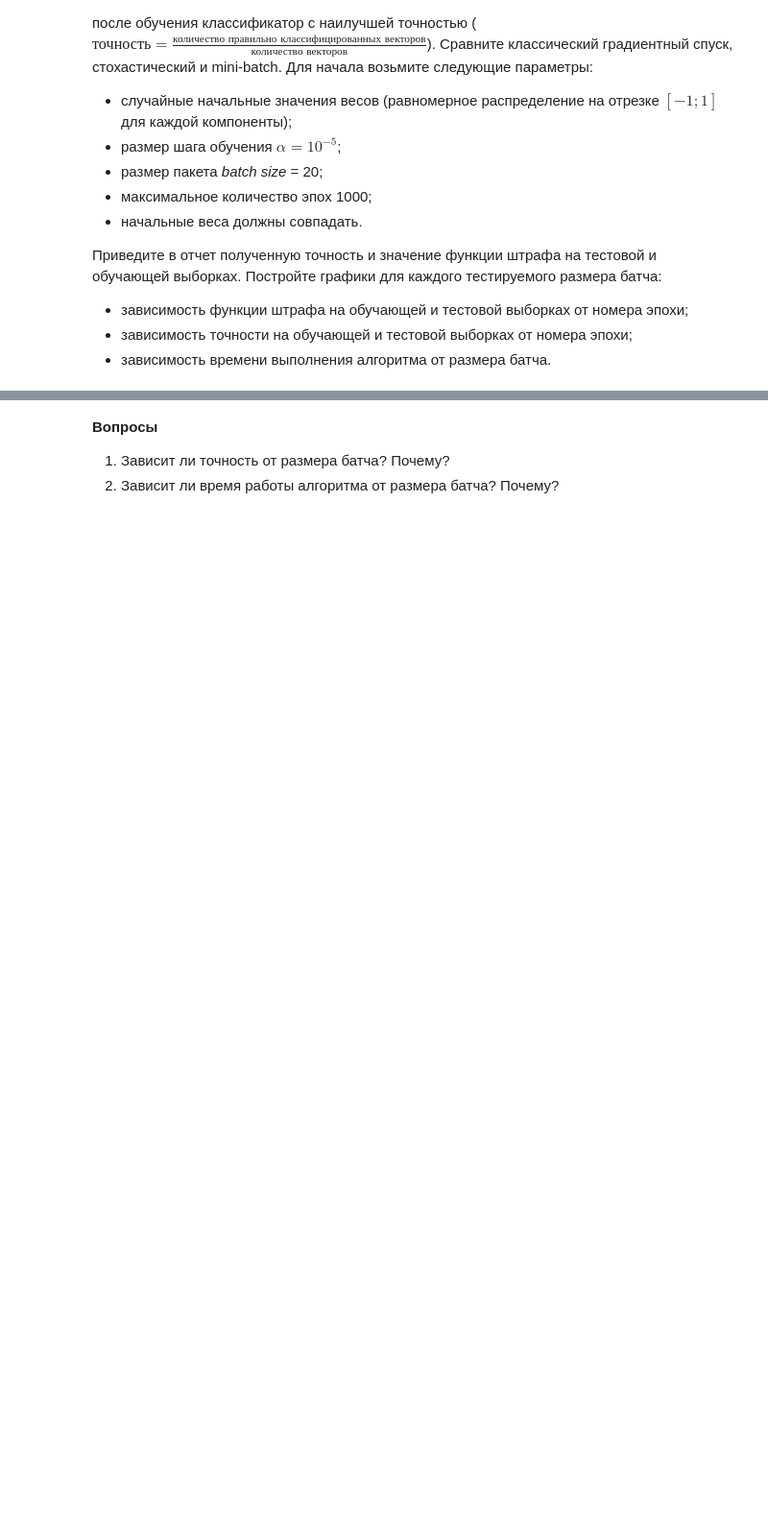
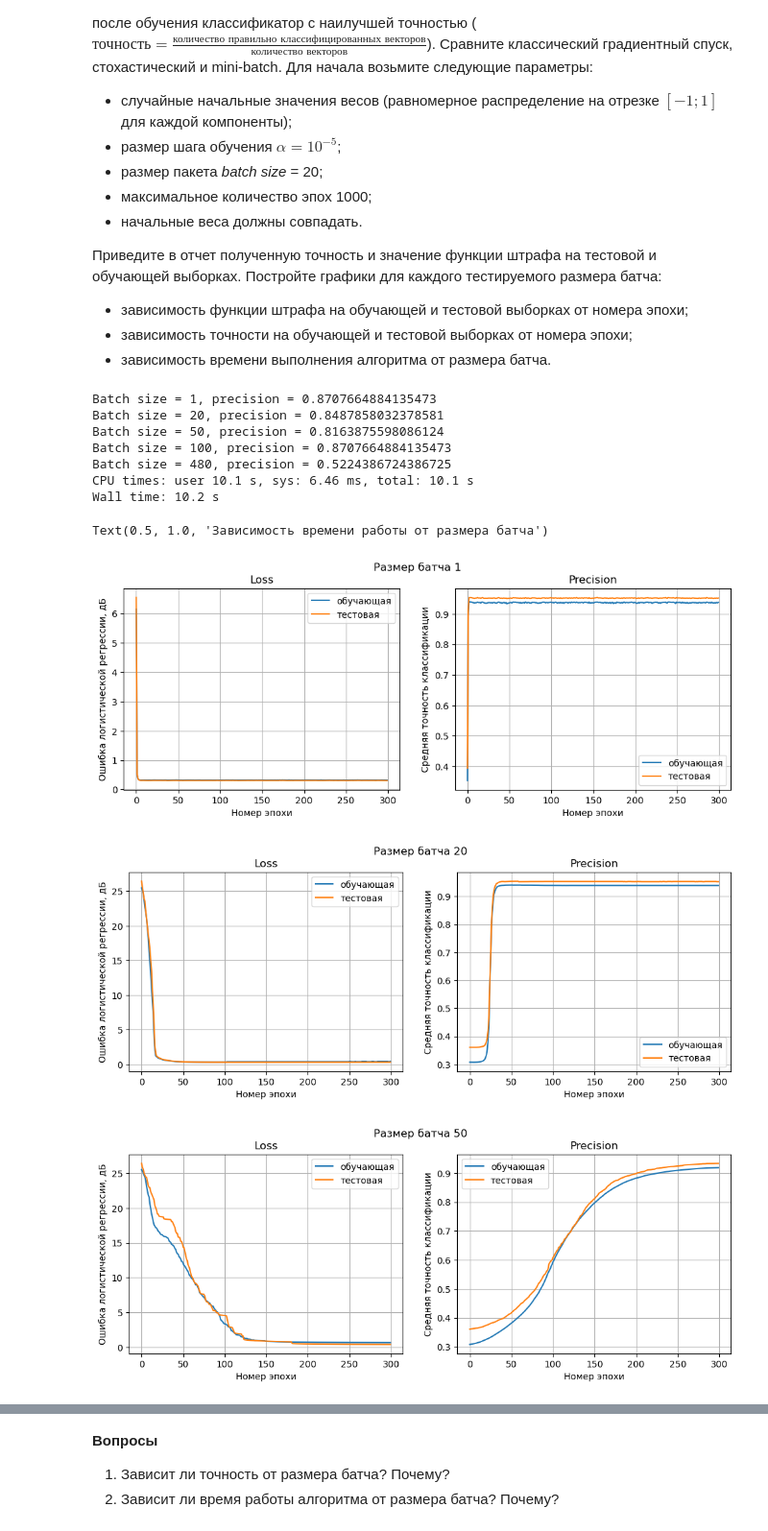
Before and after one commit to murenkov/machine-learning, a Jupyter notebook: lab3.ipynb, the cells around one changed output, grey strips where cells are left out. Shown at 96% size. Drawn from its saved outputs; the diff is of its cells as text; code cells hidden in the pictures; blank space fills up the shorter version.

```diff
--- a/lab3.ipynb
+++ b/lab3.ipynb
@@ -78,6 +78,9 @@ mpl.rcParams['axes.grid'] = True
 Параметр `n_features` определяется как `3 + mod(<порядковый номер в списке>, 3)`, `n_samples` необходимо взять `600 - 100 * mod(<порядковый номер в списке>, 3)`.
 В случае возникновения ошибки, измените параметр `n_informative`.
 # %%
-x, y = sk.datasets.make_classification(n_samples=???, n_features=???, random_state=145)
-x_train, x_test, y_train, y_test = ???
+# При значении n_features = 3 + mod(3, 3) = 3 нельзя удовлетворить условие
+# n_informative + n_redundant + n_repeated > n_features, меняя только n_informative,
+# поэтому я взял значение n_features = 4.
+x, y = sk.datasets.make_classification(n_samples=600, n_features=4, random_state=145)
+x_train, x_test, y_train, y_test = sk.model_selection.train_test_split(x, y, test_size=0.2)
 print(x_train.shape, y_train.shape)
@@ -153,27 +169,40 @@ assert sk.metrics.accuracy_score(gd(test_x), [1, 0, 1]) > 0.6, 'Метод не
 # %%
 %%time
 
 times = {}
 for batch in [1, 20, 50, 100, x_train.shape[0]]:
-    gd = GradientDescent(batch, epoch=???, alpha=???)
+    gd = GradientDescent(batch, epoch=300, alpha=1e-3)
     t = timeit.default_timer()
     gd.fit(x_train, y_train, val_x=x_test, val_y=y_test)
     times[batch] = timeit.default_timer() - t
     y_pred = gd(x_test)
-    print(f"Batch size = {batch}, precision = {sk.metrics.???(y_test, y_pred)}")
+    print(f"Batch size = {batch}, precision = {sk.metrics.average_precision_score(y_test, y_pred)}")
 
     fig, (ax0, ax1) = plt.subplots(1, 2, figsize=(2*6, 4))
     ax0.plot(range(len(gd.loss)), gd.loss, label='обучающая')
-    ax0.plot(range(len(gd.val_loss)), gd.???, label='тестовая')
-    ax0.set(xlabel='Номер эпохи', ylabel='Ошибка ???', title='Loss')
+    ax0.plot(range(len(gd.val_loss)), gd.val_loss, label='тестовая')
+    ax0.set(xlabel='Номер эпохи', ylabel='Ошибка логистической регрессии, дБ', title='Loss')
     ax0.legend()
     ax1.plot(range(len(gd.precision)), gd.precision, label='обучающая')
-    ???
-    ax1.set(???, title='Precision')
+    ax1.plot(range(len(gd.val_precision)), gd.val_precision, label='тестовая')
+    ax1.set(xlabel='Номер эпохи', ylabel='Средняя точность классификации', title='Precision')
+    ax1.legend()
     fig.suptitle(f"Размер батча {batch}")
 
 plt.figure()
-plt.plot(times.keys(), times.values()) # python3.7+
-plt.xlabel(???)
-plt.ylabel(???)
+plt.plot(times.keys(), times.values())
+plt.xlabel('Размер батча')
+plt.ylabel('Время работы')
 plt.title('Зависимость времени работы от размера батча')
+# %% [output]
+Batch size = 1, precision = 0.8707664884135473
+Batch size = 20, precision = 0.8487858032378581
+Batch size = 50, precision = 0.8163875598086124
+Batch size = 100, precision = 0.8707664884135473
+Batch size = 480, precision = 0.5224386724386725
+CPU times: user 10.1 s, sys: 6.46 ms, total: 10.1 s
+Wall time: 10.2 s
+Text(0.5, 1.0, 'Зависимость времени работы от размера батча')
+[figure, added]
+[figure, added]
+[figure, added]
```
Also changed, not shown: parts of 10 cells of this notebook, 9 other files.
